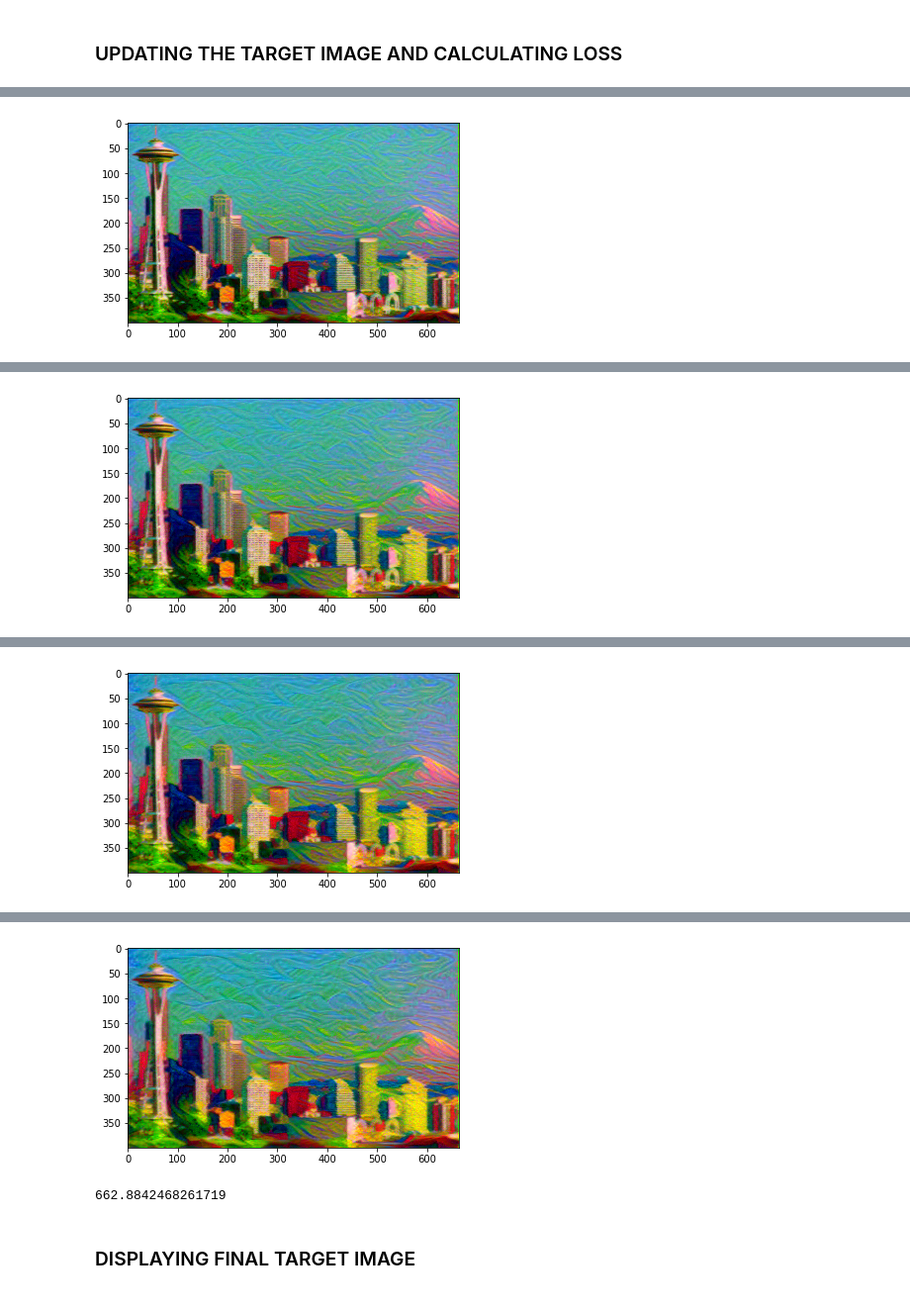
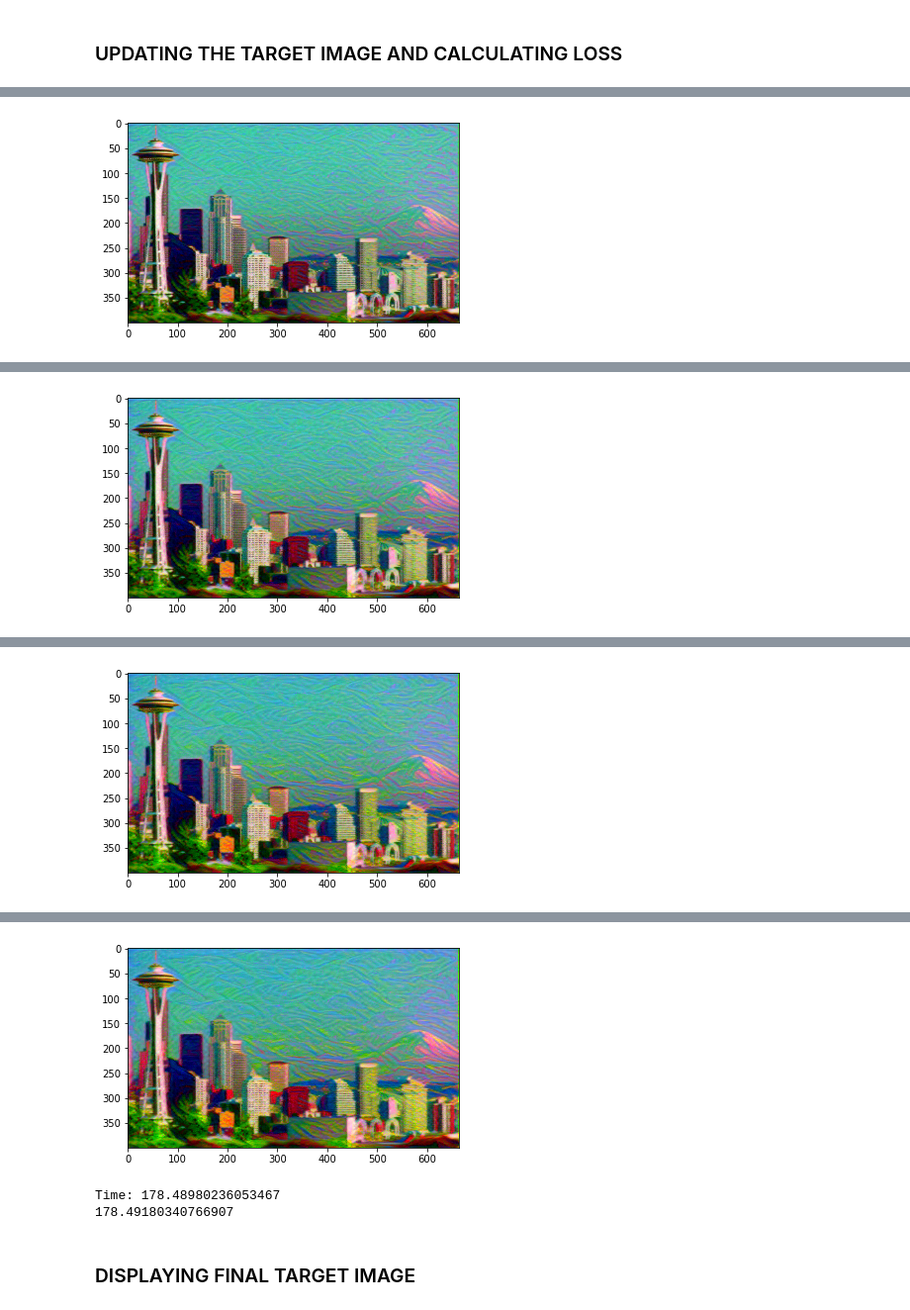
Before and after one commit to arnemergan/ai_werkstuk, a Jupyter notebook: neural_style_transferVGG19.ipynb, the cells around one changed output, grey strips where cells are left out. Shown at 99% size. Drawn from its saved outputs; the diff is of its cells as text; code cells hidden in the pictures.

```diff
--- a/neural_style_transferVGG19.ipynb
+++ b/neural_style_transferVGG19.ipynb
@@ -98,8 +98,9 @@ def get_features(image,model,layers=None):
                 '5':'conv2_1',
                 '10':'conv3_1',
                 '19':'conv4_1',
-                '21':'conv4_2',
-                '28':'conv5_1'}
+                '21':'conv5_1',
+                '28':'conv5_2',
+                '28':'conv6_1'}
 
     features={}
     x=image
@@ -129,22 +130,23 @@ style_weights={'conv1_1':1.,
                'conv2_1':0.8,
                'conv3_1':0.5,
                'conv4_1':0.3,
-               'conv5_1':0.1}
-target_weights={'conv4_2':1}
+               'conv5_1':0.1,
+               'conv6_1':0.1}
+target_weights={'conv5_2':1}
 content_weight=1
 style_weight=1e6
 # %% [markdown]
 ### UPDATING THE TARGET IMAGE AND CALCULATING LOSS
 # %%
 start = time.time()
-show_every=800
+show_every=400
 
 optimizer=optim.Adam([target],lr=0.003)
-steps=4000
+steps=2000
 
 for ii in range(1,steps+1):
     target_features=get_features(target,vgg)
-    content_loss=torch.mean((target_features['conv4_2']-content_features['conv4_2'])**2)
+    content_loss=torch.mean((target_features['conv5_2']-content_features['conv5_2'])**2)
 
     style_loss=0
     for layer in style_weights:
@@ -173 +176 @@ Total loss: 14890253.0
-[figure, old version]
+[figure, new version]
@@ -175 +179 @@ Total loss: 6624263.5
-[figure, old version]
+[figure, new version]
@@ -177 +182 @@ Total loss: 3126884.5
-[figure, old version]
+[figure, new version]
@@ -179,5 +185,6 @@ Total loss: 1543077.875
-[figure, old version]
+[figure, new version]
-662.8842468261719
+Time: 178.48980236053467
+178.49180340766907
 # %% [markdown]
 ### DISPLAYING FINAL TARGET IMAGE
 # %%
```
Also changed, not shown: parts of 2 cells of this notebook.
